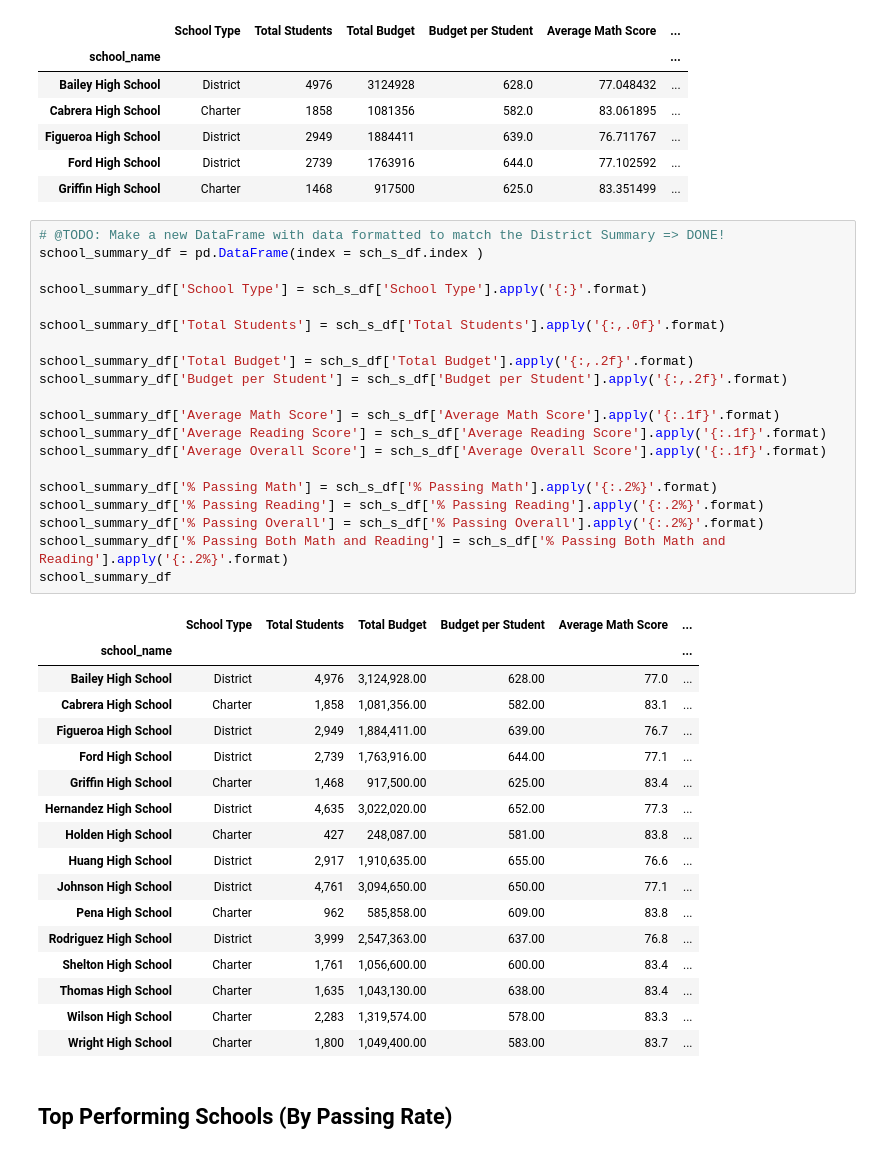
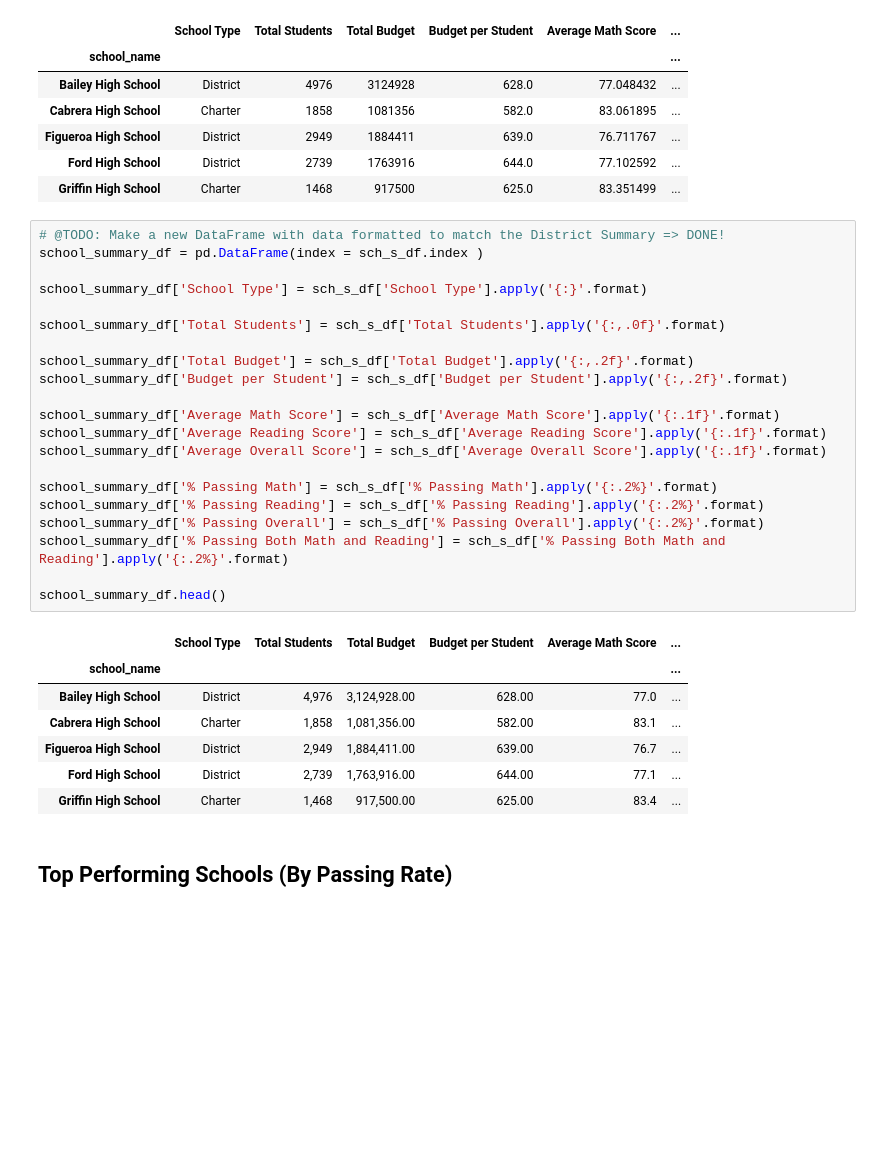
Before and after one commit to daddyjab/PythonAssignments, a Jupyter notebook: PyCitySchools/PyCitySchools-jb.ipynb, the cells around one changed output. Drawn from its saved outputs; the diff is of its cells as text; blank space fills up the shorter version.

```diff
--- a/PyCitySchools/PyCitySchools-jb.ipynb
+++ b/PyCitySchools/PyCitySchools-jb.ipynb
@@ -308,41 +241,32 @@ sch_s_df.head()
 # %%
 # @TODO: Make a new DataFrame with data formatted to match the District Summary => DONE!
 school_summary_df = pd.DataFrame(index = sch_s_df.index )
 
 school_summary_df['School Type'] = sch_s_df['School Type'].apply('{:}'.format)
 
 school_summary_df['Total Students'] = sch_s_df['Total Students'].apply('{:,.0f}'.format)
 
 school_summary_df['Total Budget'] = sch_s_df['Total Budget'].apply('{:,.2f}'.format)
 school_summary_df['Budget per Student'] = sch_s_df['Budget per Student'].apply('{:,.2f}'.format)
 
 school_summary_df['Average Math Score'] = sch_s_df['Average Math Score'].apply('{:.1f}'.format)
 school_summary_df['Average Reading Score'] = sch_s_df['Average Reading Score'].apply('{:.1f}'.format)
 school_summary_df['Average Overall Score'] = sch_s_df['Average Overall Score'].apply('{:.1f}'.format)
 
 school_summary_df['% Passing Math'] = sch_s_df['% Passing Math'].apply('{:.2%}'.format)
 school_summary_df['% Passing Reading'] = sch_s_df['% Passing Reading'].apply('{:.2%}'.format)
 school_summary_df['% Passing Overall'] = sch_s_df['% Passing Overall'].apply('{:.2%}'.format)
 school_summary_df['% Passing Both Math and Reading'] = sch_s_df['% Passing Both Math and Reading'].apply('{:.2%}'.format)
-school_summary_df
+
+school_summary_df.head()
 # %% [output]
 |  | School Type | Total Students | Total Budget | Budget per Student | Average Math Score | ... |
 | school_name |  |  |  |  |  | ... |
 | Bailey High School | District | 4,976 | 3,124,928.00 | 628.00 | 77.0 | ... |
 | Cabrera High School | Charter | 1,858 | 1,081,356.00 | 582.00 | 83.1 | ... |
 | Figueroa High School | District | 2,949 | 1,884,411.00 | 639.00 | 76.7 | ... |
 | Ford High School | District | 2,739 | 1,763,916.00 | 644.00 | 77.1 | ... |
 | Griffin High School | Charter | 1,468 | 917,500.00 | 625.00 | 83.4 | ... |
-| Hernandez High School | District | 4,635 | 3,022,020.00 | 652.00 | 77.3 | ... |
-| Holden High School | Charter | 427 | 248,087.00 | 581.00 | 83.8 | ... |
-| Huang High School | District | 2,917 | 1,910,635.00 | 655.00 | 76.6 | ... |
-| Johnson High School | District | 4,761 | 3,094,650.00 | 650.00 | 77.1 | ... |
-| Pena High School | Charter | 962 | 585,858.00 | 609.00 | 83.8 | ... |
-| Rodriguez High School | District | 3,999 | 2,547,363.00 | 637.00 | 76.8 | ... |
-| Shelton High School | Charter | 1,761 | 1,056,600.00 | 600.00 | 83.4 | ... |
-| Thomas High School | Charter | 1,635 | 1,043,130.00 | 638.00 | 83.4 | ... |
-| Wilson High School | Charter | 2,283 | 1,319,574.00 | 578.00 | 83.3 | ... |
-| Wright High School | Charter | 1,800 | 1,049,400.00 | 583.00 | 83.7 | ... |
 # %% [markdown]
 ## Top Performing Schools (By Passing Rate)
 # %% [markdown]
```
Also changed, not shown: parts of 24 cells of this notebook.
